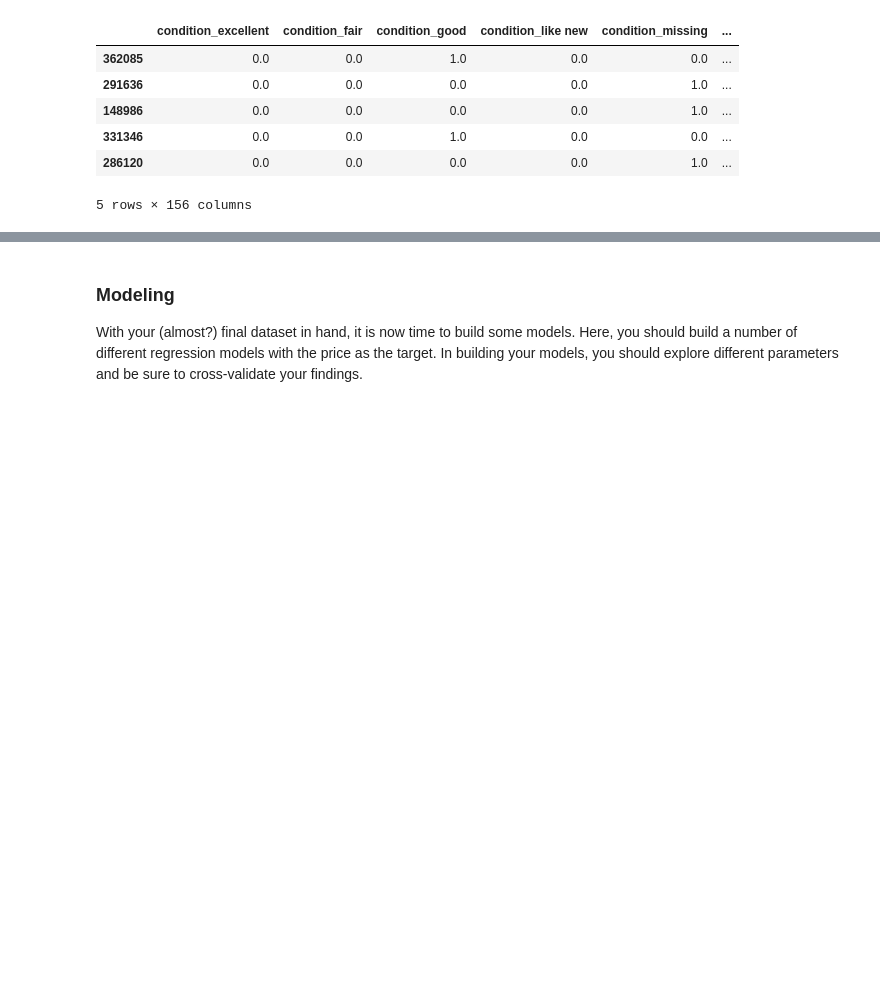
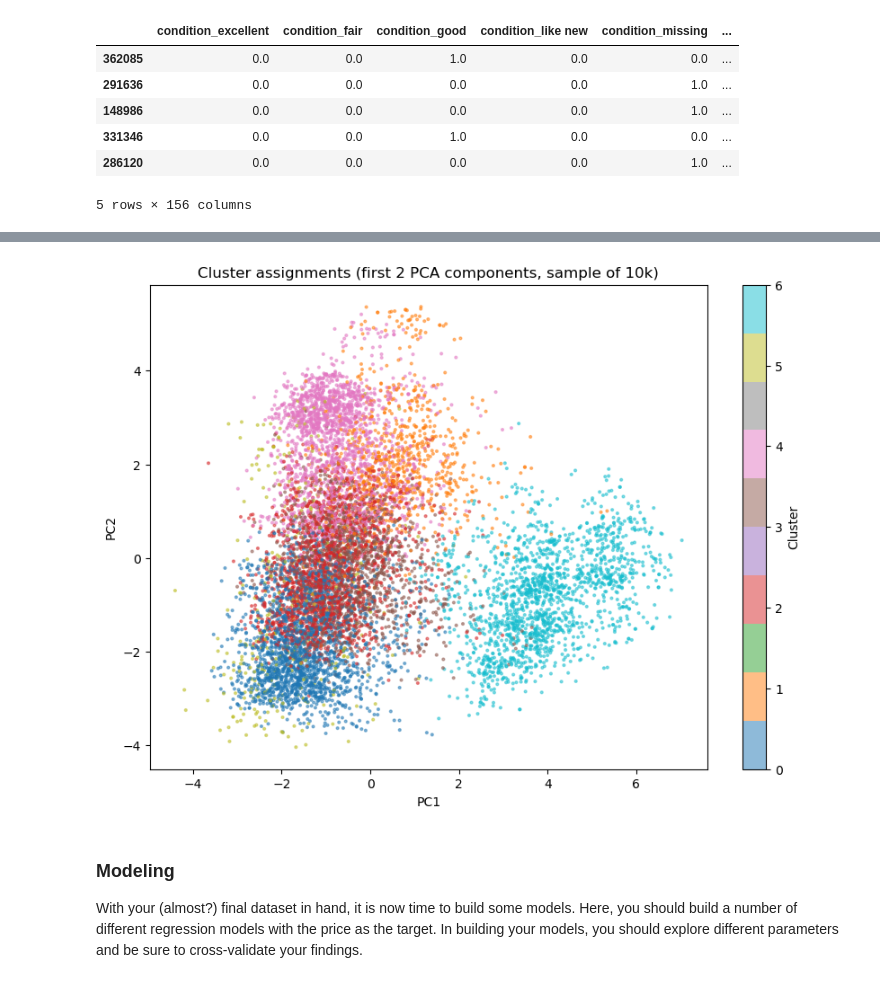
Before and after one commit to cnolan3/used_car_prices, a Jupyter notebook: prompt_II.ipynb, the cells around one changed output, grey strips where cells are left out. Cells and saved outputs as stored; diff of their text form; code cells hidden in the pictures; blank space fills up the shorter version.

```diff
--- a/prompt_II.ipynb
+++ b/prompt_II.ipynb
@@ -407,0 +467,17 @@ y_train_log = np.log(y_train)
+# %%
+K = 7  # pick based on elbow + silhouette + interpretability
+
+kmeans = MiniBatchKMeans(n_clusters=K, random_state=42, n_init=10, batch_size=4096)
+clusters_train = kmeans.fit_predict(X_pca)
+
+# Apply same transforms to test set
+X_test_scaled = scaler.transform(X_test)
+X_test_pca = pca.transform(X_test_scaled)
+clusters_test = kmeans.predict(X_test_pca)
+
+# Attach cluster labels back to the original dataframes for profiling
+X_train_labeled = X_train.copy()
+X_train_labeled['cluster'] = clusters_train
+X_train_labeled['price']   = y_train.values
+
+print(X_train_labeled['cluster'].value_counts().sort_index())
@@ -408,3 +528,14 @@ y_train_log = np.log(y_train)
+# %%
+plt.figure(figsize=(10, 7))
+sample_idx = np.random.RandomState(42).choice(len(X_pca), size=10_000, replace=False)
+plt.scatter(X_pca[sample_idx, 0], X_pca[sample_idx, 1],
+            c=clusters_train[sample_idx], cmap='tab10', s=4, alpha=0.5)
+plt.xlabel('PC1'); plt.ylabel('PC2')
+plt.title('Cluster assignments (first 2 PCA components, sample of 10k)')
+plt.colorbar(label='Cluster')
+plt.show()
+# %% [output]
+[figure, added]
 # %% [markdown]
 ### Modeling
 
```
Also changed, not shown: parts of 13 cells of this notebook, 3 other files.
